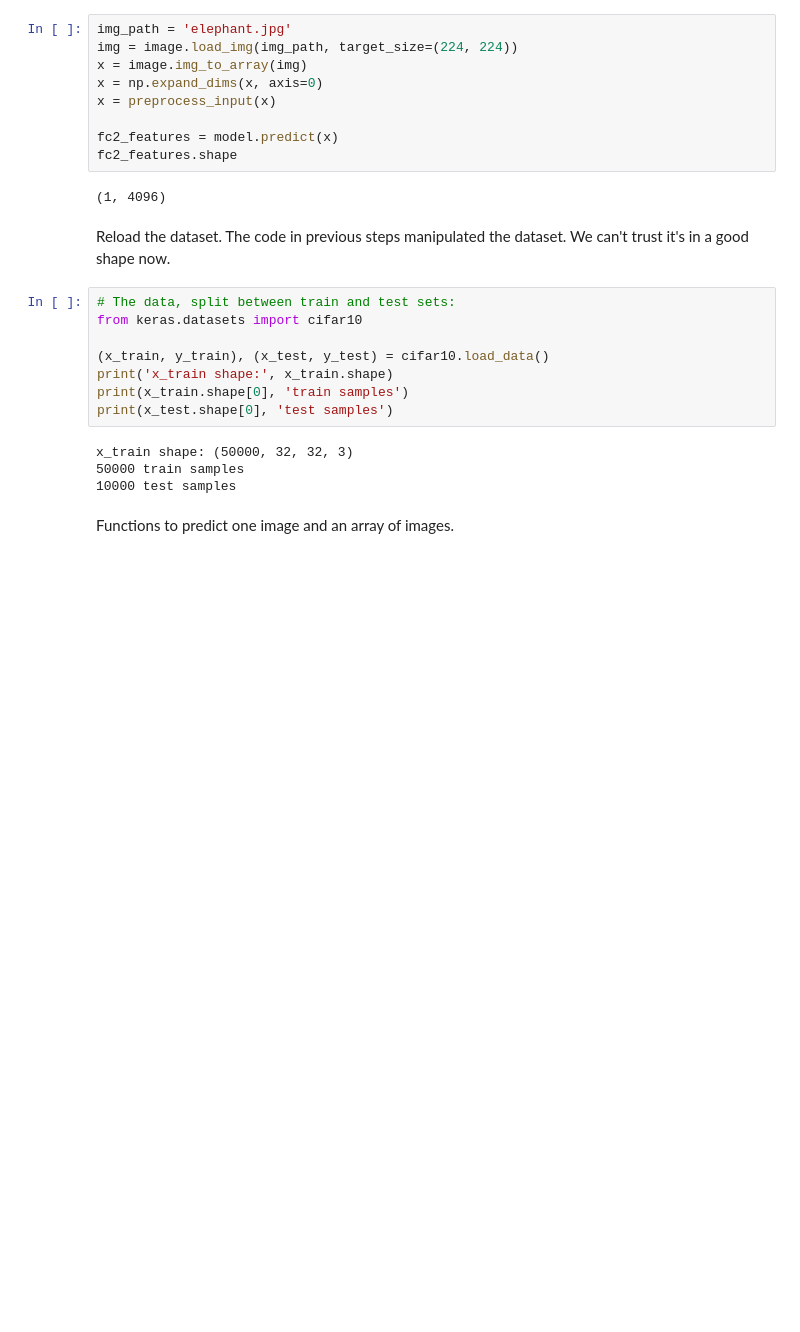
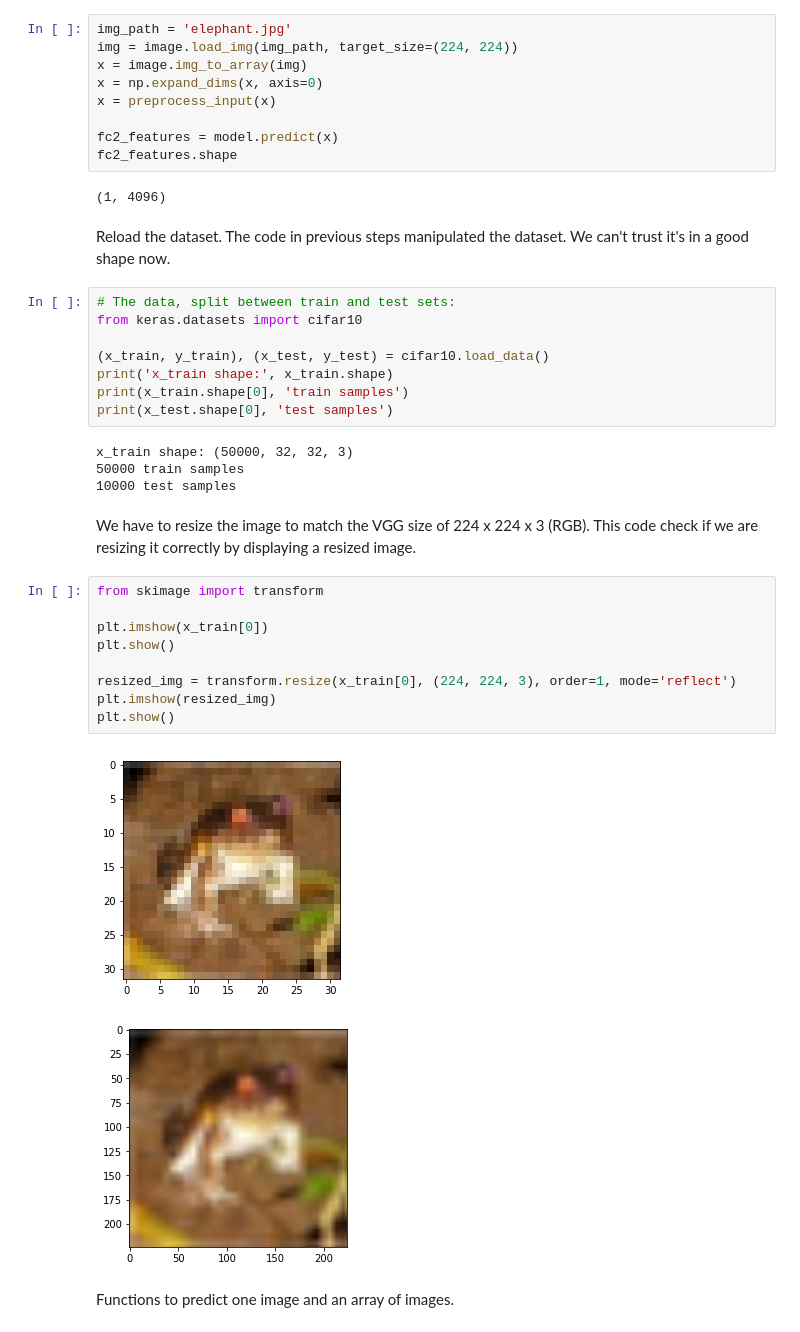
Before and after one commit to fau-masters-collected-works-cgarbin/cap6618-computer-vision, a Jupyter notebook: module6/CAP6618_PP4_experiments_cgarbin.ipynb, the cells around one changed output. Drawn from its saved outputs; the diff is of its cells as text; blank space fills up the shorter version.

```diff
--- a/module6/CAP6618_PP4_experiments_cgarbin.ipynb
+++ b/module6/CAP6618_PP4_experiments_cgarbin.ipynb
@@ -516,6 +520,20 @@ print(x_test.shape[0], 'test samples')
 x_train shape: (50000, 32, 32, 3)
 50000 train samples
 10000 test samples
+# %% [markdown]
+We have to resize the image to match the VGG size of 224 x 224 x 3 (RGB). This code check if we are resizing it correctly by displaying a resized image.
+# %%
+from skimage import transform
+
+plt.imshow(x_train[0])
+plt.show()
+
+resized_img = transform.resize(x_train[0], (224, 224, 3), order=1, mode='reflect')
+plt.imshow(resized_img)
+plt.show()
+# %% [output]
+[figure, added]
+[figure, added]
 # %% [markdown]
 Functions to predict one image and an array of images.
 # %%
```
Also changed, not shown: parts of 20 cells of this notebook.
